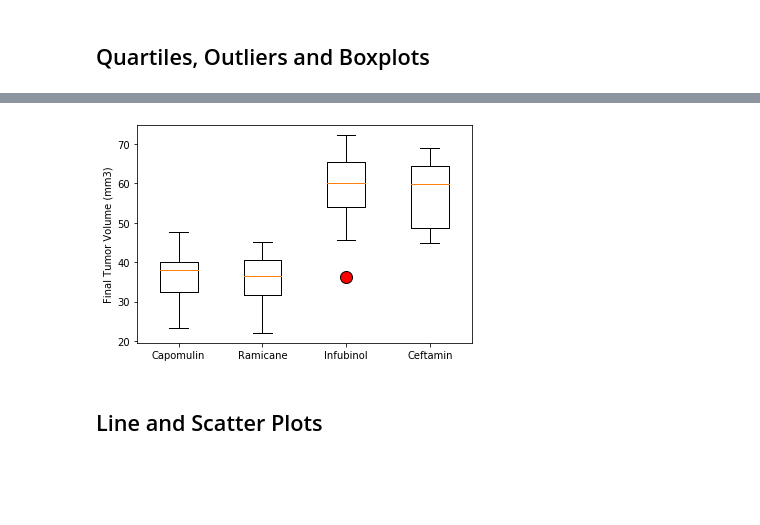
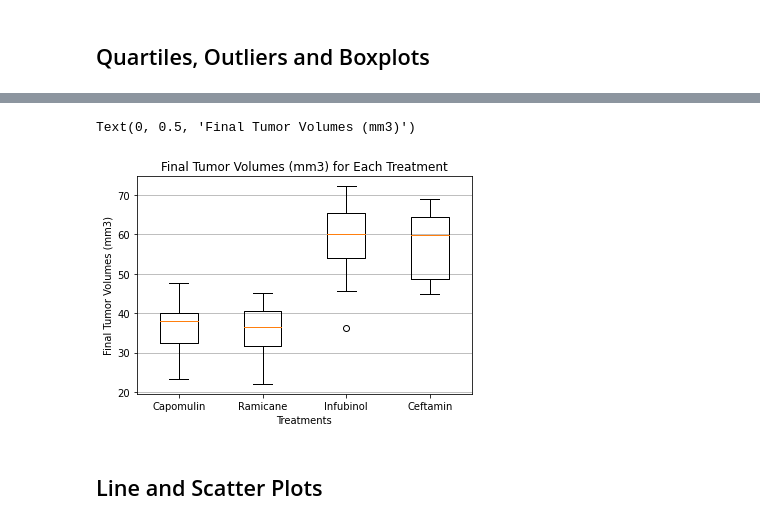
Before and after one commit to geyo/matplotlib-challenge, a Jupyter notebook: Pymaceuticals/pymaceuticals.ipynb, the cells around one changed output, grey strips where cells are left out. Saved outputs shown, nothing was run; the diff lists cells and outputs as text; code cells hidden in the pictures; blank space fills up the shorter version.

Commit message:
boxplot completed

```diff
--- a/Pymaceuticals/pymaceuticals.ipynb
+++ b/Pymaceuticals/pymaceuticals.ipynb
@@ -204,6 +207,9 @@ dtype('int64')
 # Capomulin, Ramicane, Infubinol, and Ceftamin
 
 # Start by getting the last (greatest) timepoint for each mouse
-
+last_timepoint = pd.DataFrame(cleaned_mouse_results.groupby(["Mouse ID"])["Timepoint"].max())
 
 # Merge this group df with the original DataFrame to get the tumor volume at the last timepoint
+final_df = pd.merge(cleaned_mouse_results, last_timepoint, on=("Mouse ID", "Timepoint"), how="right")
+final_df = final_df.rename(columns={"Timepoint": "Final Timepoint", "Tumor Volume (mm3)":"Final Tumor Volume (mm3)"})
+final_df
@@ -232,0 +230,29 @@ Ceftamin's potential outliers: Series([], Name: Tumor Volume (mm3), dtype: float
+# %%
+# Put treatments into a list for the "for loop" (and later for plot labels)
+treatments = ["Capomulin", "Ramicane", "Infubinol", "Ceftamin"]
+
+# Create empty lists for each treatment to fill with tumor vol data (for plotting)
+tumor_cap = []
+tumor_ram = []
+tumor_inf = []
+tumor_cef = []
+
+# Locate the rows which contain mice on each drug and get the tumor volumes
+# Use iterrows() to iterate through each row to add to the treatment's list.
+# iterrows() iterates over Dataframe rows as (index, Series) pairs.
+for index, row in final_df.iterrows():
+    if row["Drug Regimen"]  == treatments[0]:
+        tumor_cap.append(row["Final Tumor Volume (mm3)"])
+    if row["Drug Regimen"]  == treatments[1]:
+        tumor_ram.append(row["Final Tumor Volume (mm3)"])
+    if row["Drug Regimen"]  == treatments[2]:
+        tumor_inf.append(row["Final Tumor Volume (mm3)"])
+    if row["Drug Regimen"]  == treatments[3]:
+        tumor_cef.append(row["Final Tumor Volume (mm3)"])
+
+# Compile all lists into a single dataframe
+plotting_df = pd.DataFrame({ treatments[0]: tumor_cap,
+                       treatments[1]: tumor_ram,
+                       treatments[2]: tumor_inf,
+                       treatments[3]: tumor_cef
+                       })
@@ -233,7 +322,14 @@ Ceftamin's potential outliers: Series([], Name: Tumor Volume (mm3), dtype: float
 # %%
 # Generate a box plot that shows the distrubution of the tumor volume for each treatment group.
+fig, ax = plt.subplots()
+ax.boxplot(plotting_df, labels=treatments)
+ax.set_title("Final Tumor Volumes (mm3) for Each Treatment")
+ax.yaxis.grid(True)
+ax.set_xlabel("Treatments")
+ax.set_ylabel("Final Tumor Volumes (mm3)")
 # %% [output]
+Text(0, 0.5, 'Final Tumor Volumes (mm3)')
-[figure, old version]
+[figure, new version]
 # %% [markdown]
 ## Line and Scatter Plots
 # %%
```
Also changed, not shown: parts of 9 cells of this notebook.
